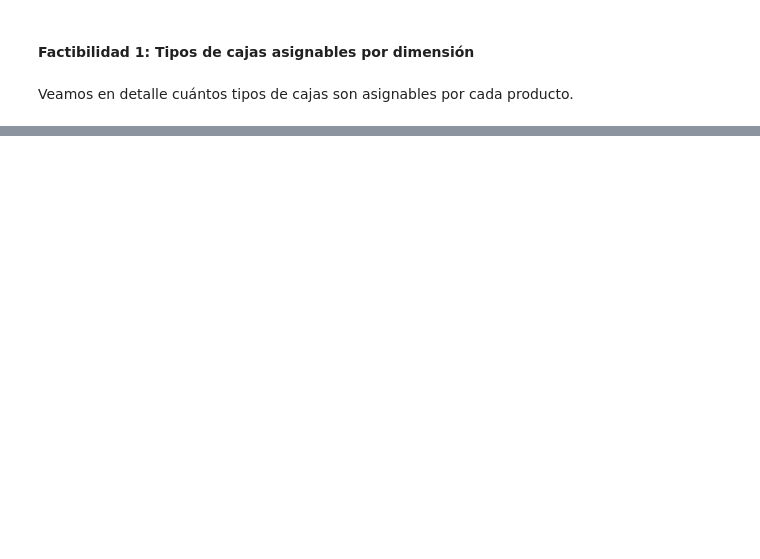
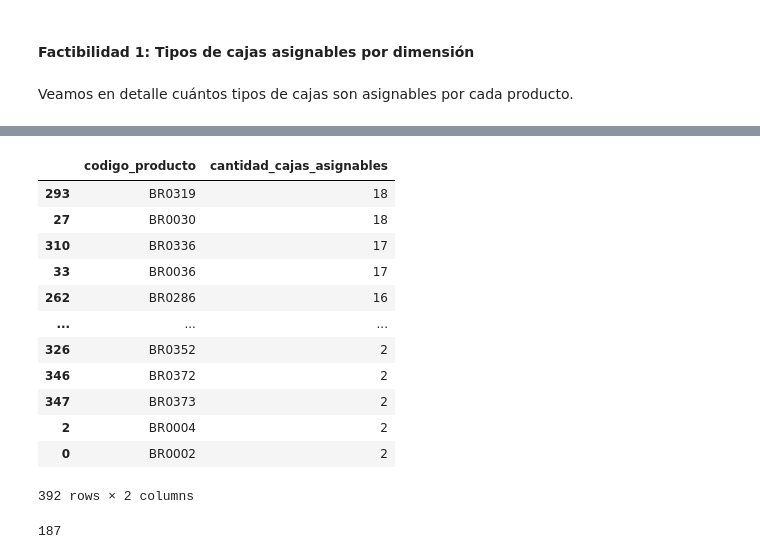
Before and after one commit to demianelnecave/AlixPartners-Competencia-Datos, a Jupyter notebook: 4.factibilidad.ipynb, the cells around one changed output, grey strips where cells are left out. Saved outputs shown, nothing was run; the diff lists cells and outputs as text; code cells hidden in the pictures; blank space fills up the shorter version.

```diff
--- a/4.factibilidad.ipynb
+++ b/4.factibilidad.ipynb
@@ -117,0 +204,53 @@ df_productos_cajas
+# %%
+productos_a_eliminar = []
+
+for producto, cajas in cajas_asignables_volumen.items():
+    if len(cajas) == 1:
+        caja = cajas[0]
+        caja.asignar_producto(producto)
+        productos_a_eliminar.append(producto)
+
+for producto in productos_a_eliminar:
+    cajas_asignables_volumen.pop(producto)
+# %%
+for producto, cajas in cajas_asignables_volumen.items():
+    cajas_asignables = []
+    for caja in cajas:
+        if caja.volumen_total() >= producto.volumen_total():
+            cajas_asignables.append(caja)
+    cajas_asignables_volumen[producto] = cajas_asignables
+
+df_volumen = pd.DataFrame([
+    {
+        'codigo_producto': producto.codigo_producto,
+        'cantidad_cajas_asignables': len(cajas_asign),
+    }
+    for producto, cajas_asign in cajas_asignables_volumen.items()
+])
+
+df_volumen = df_volumen.sort_values('cantidad_cajas_asignables', ascending=False)
+df_volumen
+# %% [output]
+|  | codigo_producto | cantidad_cajas_asignables |
+| 293 | BR0319 | 18 |
+| 27 | BR0030 | 18 |
+| 310 | BR0336 | 17 |
+| 33 | BR0036 | 17 |
+| 262 | BR0286 | 16 |
+| ... | ... | ... |
+| 326 | BR0352 | 2 |
+| 346 | BR0372 | 2 |
+| 347 | BR0373 | 2 |
+| 2 | BR0004 | 2 |
+| 0 | BR0002 | 2 |
+392 rows × 2 columns
+# %%
+cajas_totales = set()
+
+for producto, cajas in cajas_asignables_volumen.items():
+    for c in cajas:
+        cajas_totales.add(c)
+
+print(len(cajas_totales))
+# %% [output]
+187
```
Also changed, not shown: parts of 11 cells of this notebook, 8 other files.
